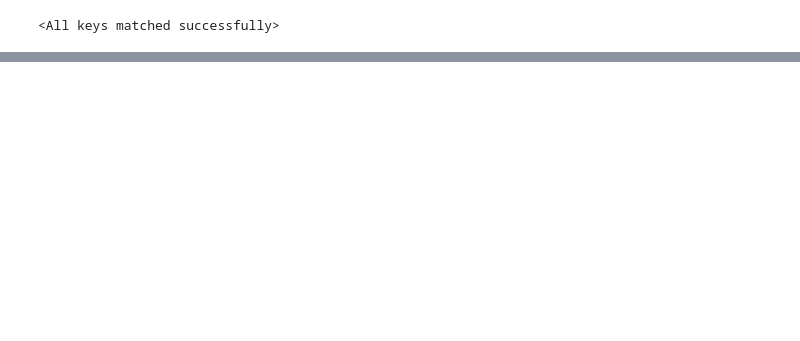
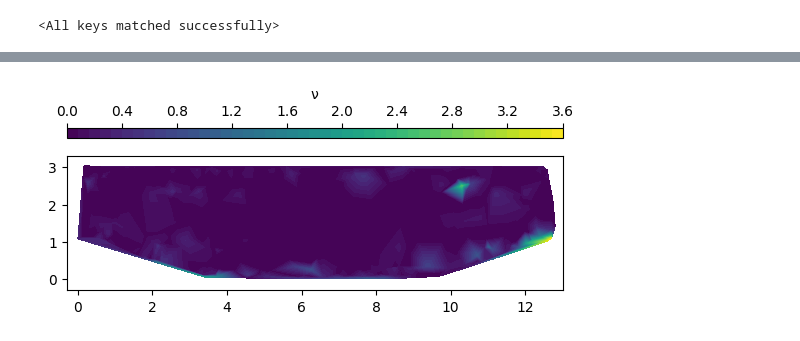
Before and after one commit to pietro99/RANS-project, a Jupyter notebook: viz.ipynb, the cells around one changed output, grey strips where cells are left out. Drawn from its saved outputs; the diff is of its cells as text; code cells hidden in the pictures; blank space fills up the shorter version.

```diff
--- a/viz.ipynb
+++ b/viz.ipynb
@@ -30,7 +26,4 @@ model_300 = MainNet(input_size1, hidden_size1_1, hidden_size1_2, output_size1, i
 # %%
-model_50.load_state_dict(torch.load("./models/net.pth"))
-model_100.load_state_dict(torch.load("./models/net_C=1000_S=50_E=100.pth"))
-model_200.load_state_dict(torch.load("./models/net_C=1000_S=50_E=200.pth"))
-model_300.load_state_dict(torch.load("./models/net_C=1000_S=50_E=300.pth"))
+model_20.load_state_dict(torch.load("./models/net_C_4.0=500_S=50_E=300.pth"))
 # %% [output]
 <All keys matched successfully>
@@ -71,7 +98,23 @@ def contour(x, y, z, true_z, save=True, path='./images/countour.png'):
     if(save):
         plt.savefig(path, dpi=1500)
     plt.show()
+# %%
+def losscontour(x, y, losses, save=True, path='./images/countour.png'):
+    from sklearn.preprocessing import Normalizer
+
+    xi, yi = np.linspace(x.min(),x.max(), 3000), np.linspace(y.min(), y.max(), 3000)
+    xi, yi = np.meshgrid(xi, yi)
+    lossi = scipy.interpolate.griddata((x, y), losses, (xi, yi), method='linear')
+    f, (ax1) = plt.subplots(1, 1, sharey=False)
+    ax1.set(xlim=[-0.3, 13], ylim=[-0.3, 3.3], aspect=1)
+
+    ax1_plot = ax1.contourf(xi, yi, lossi, levels=50)
+    plt.colorbar(ax1_plot,ax=[ax1], orientation='horizontal', shrink=1, location="top", label="ν", aspect=50)
+    #plt.colorbar(ax2_plot,ax=[ax2], orientation='horizontal', shrink=1, location="top", label="ν", aspect=50)
+    if(save):
+        plt.savefig(path, dpi=1500)
+    plt.show()
 # %%
-x, y, z, true_z = get_data(dataset1, model_300)
+x, y, z, true_z, losses1, losses2, losses3 = get_data(dataset, model_20, 'aw=2.0_internal.csv')
 # %%
 #x, y, z, true_z = get_data(dataset2, model_300)
@@ -83,3 +124,7 @@ plt.scatter(dataset3.x[:,0], dataset3.x[:,1])
+# %%
+losscontour(x,y, losses3, path='./images/contours_LOSS/contour_all_2.0_300_loss3.png')
+# %% [output]
+[figure, added]
 # %%
 plt.xlim(-0.3, 10.3)
 plt.ylim(-0.3, 3.3)
```
Also changed, not shown: parts of 13 cells of this notebook, 25 other files.
